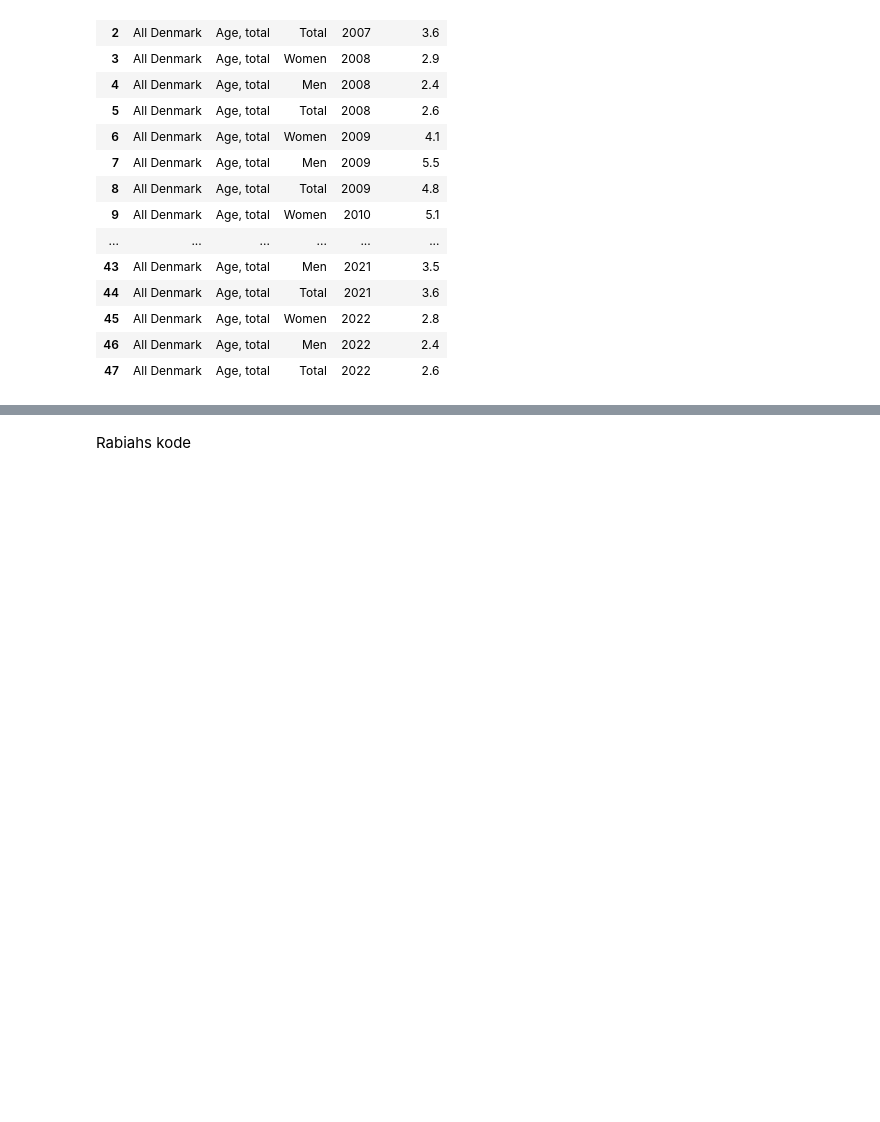
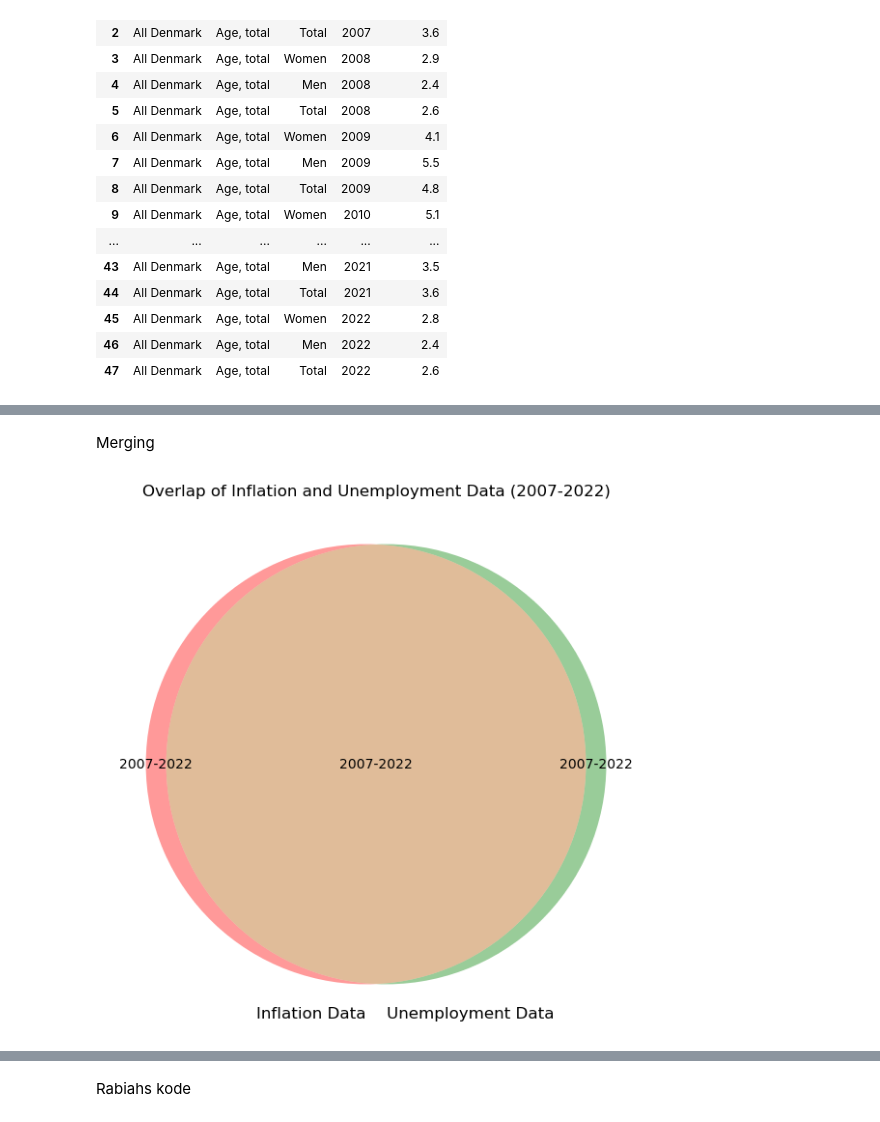
Before and after one commit to NumEconCopenhagen/projects-2024-sulaiman-phil-og-rabiah, a Jupyter notebook: dataproject/dataproject.ipynb, the cells around one changed output, grey strips where cells are left out. Cells and saved outputs as stored; diff of their text form; code cells hidden in the pictures; blank space fills up the shorter version.

```diff
--- a/dataproject/dataproject.ipynb
+++ b/dataproject/dataproject.ipynb
@@ -582,0 +583,20 @@ plt.show()
+# %% [markdown]
+Merging
+# %%
+from matplotlib_venn import venn2
+import matplotlib.pyplot as plt
+
+plt.figure(figsize=(15,7))
+# Since both datasets cover the same years, we'll consider that as a complete overlap.
+# The 'subsets' values are illustrative and not based on actual numerical data from the datasets.
+v = venn2(subsets=(1, 1, 16), set_labels=('Inflation Data', 'Unemployment Data'))
+
+# Adjusting the labels to reflect the conceptual overlap
+v.get_label_by_id('10').set_text('2007-2022')  # Years covered by Inflation Data only (conceptual)
+v.get_label_by_id('01').set_text('2007-2022')  # Years covered by Unemployment Data only (conceptual)
+v.get_label_by_id('11').set_text('2007-2022')  # Years covered by both datasets
+
+plt.title('Overlap of Inflation and Unemployment Data (2007-2022)')
+plt.show()
+# %% [output]
+[figure, added]
```
Also changed, not shown: parts of 3 cells of this notebook.
